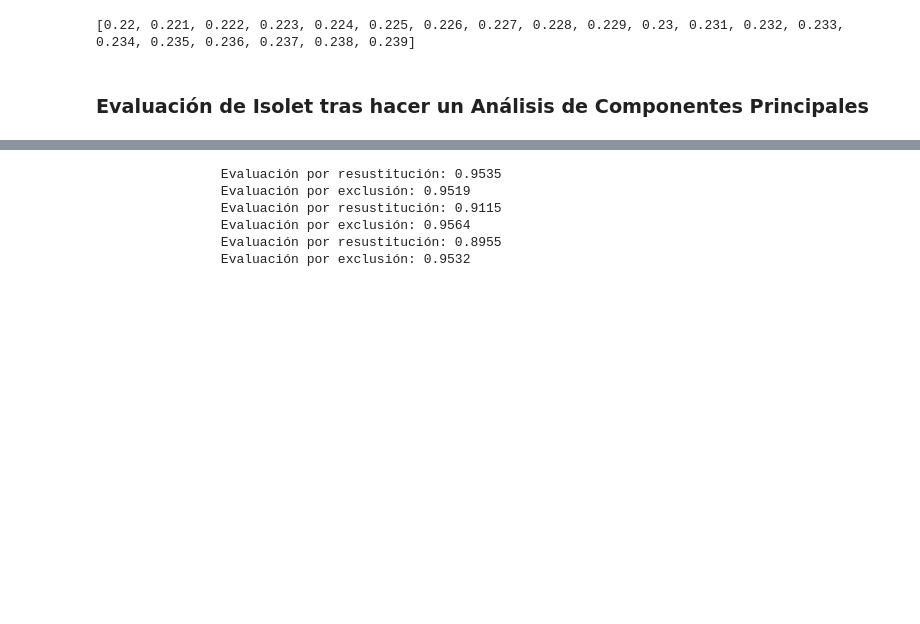
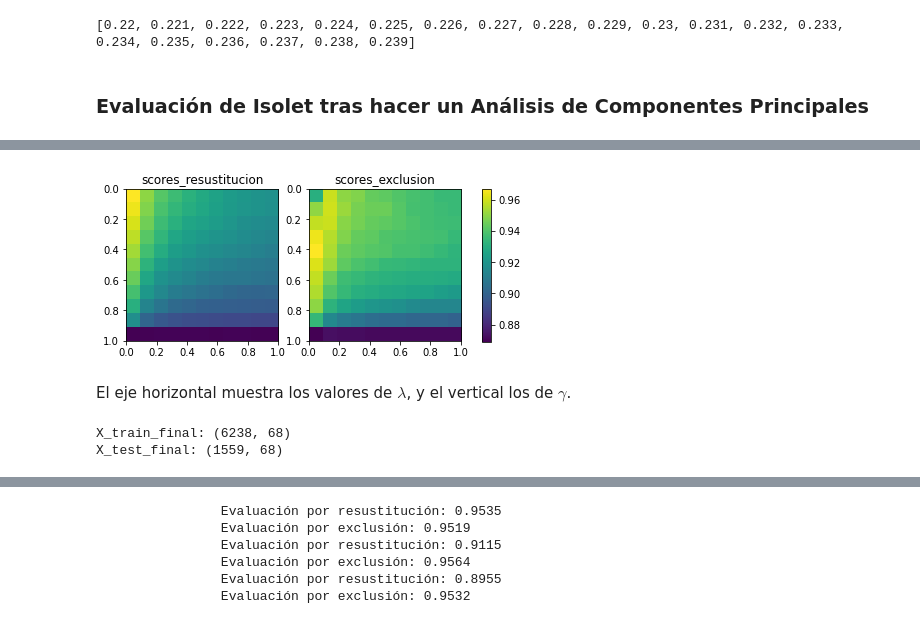
Before and after one commit to JB0linches/ReconocimientoDeFormas, a Jupyter notebook: Practica4.ipynb, the cells around one changed output, grey strips where cells are left out. Cells and saved outputs as stored; diff of their text form; code cells hidden in the pictures; blank space fills up the shorter version.

```diff
--- a/Practica4.ipynb
+++ b/Practica4.ipynb
@@ -872,0 +976,10 @@ plt.show()
+# %%
+# Seleccionamos las 18 primeras componentes
+A = autovec[:18]
+# Proyectar el conjunto de datos de entrenamiento estandarizado sobre el nuevo espacio
+X_train_final = (A @ X_norm.T).T
+# Proyectar el conjunto de datos de test sobre el nuevo espacio:
+X_test_final = (A @ (X_test - np.mean(X_test, axis=0)).T).T
+
+print("X_train_final:", X_train_final.shape)
+print("X_test_final:", X_test_final.shape)
@@ -872,0 +1037,27 @@ plt.show()
+# %%
+plt.subplot(121)
+im = plt.imshow(scores_resustitucion, cmap='viridis', interpolation='nearest', extent=[0, 1, 1, 0])
+plt.title("scores_resustitucion")
+plt.subplot(122)
+im = plt.imshow(scores_exclusion, cmap='viridis', interpolation='nearest', extent=[0, 1, 1, 0])
+plt.title("scores_exclusion")
+plt.subplots_adjust(right=0.9)
+cax = plt.axes([0.95, 0.235, 0.02, 0.53])
+plt.colorbar(cax=cax)
+plt.show()
+# %% [output]
+[figure, added]
+# %% [markdown]
+El eje horizontal muestra los valores de $\lambda$, y el vertical los de $\gamma$.
+# %%
+# Seleccionamos las 68 primeras componentes
+A = autovec[:68]
+# Proyectar el conjunto de datos de entrenamiento estandarizado sobre el nuevo espacio
+X_train_final = (A @ X_norm.T).T
+# Proyectar el conjunto de datos de test sobre el nuevo espacio:
+X_test_final = (A @ (X_test - np.mean(X_test, axis=0)).T).T
+print("X_train_final:", X_train_final.shape)
+print("X_test_final:", X_test_final.shape)
+# %% [output]
+X_train_final: (6238, 68)
+X_test_final: (1559, 68)
```
Also changed, not shown: parts of 23 cells of this notebook.
